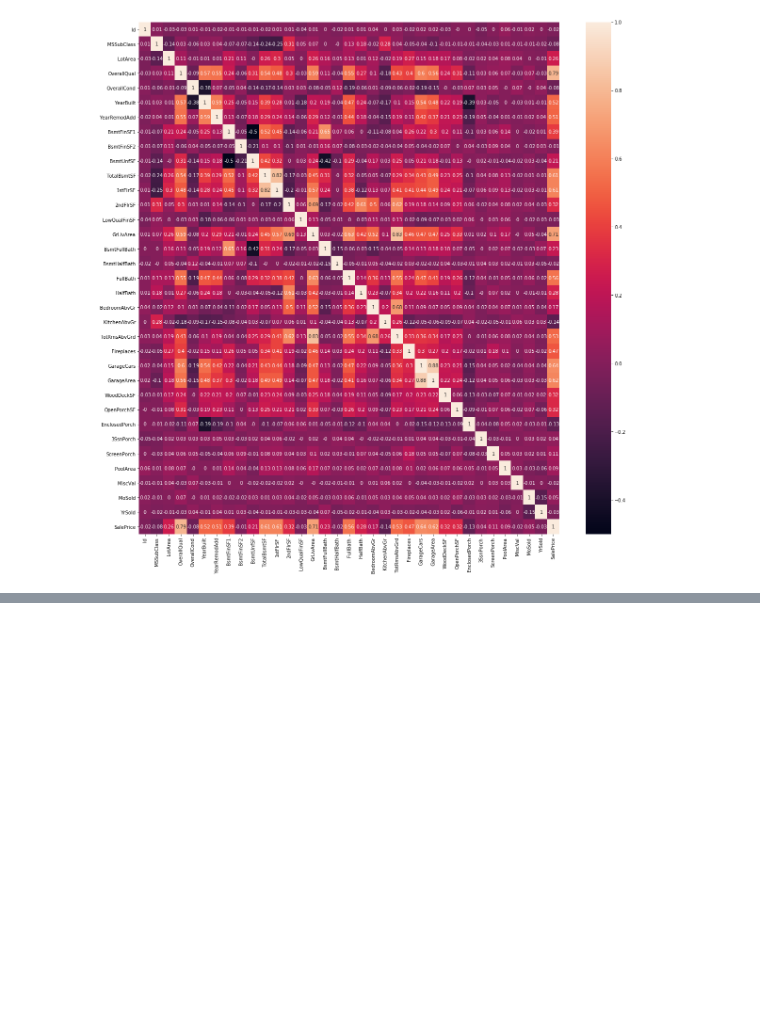
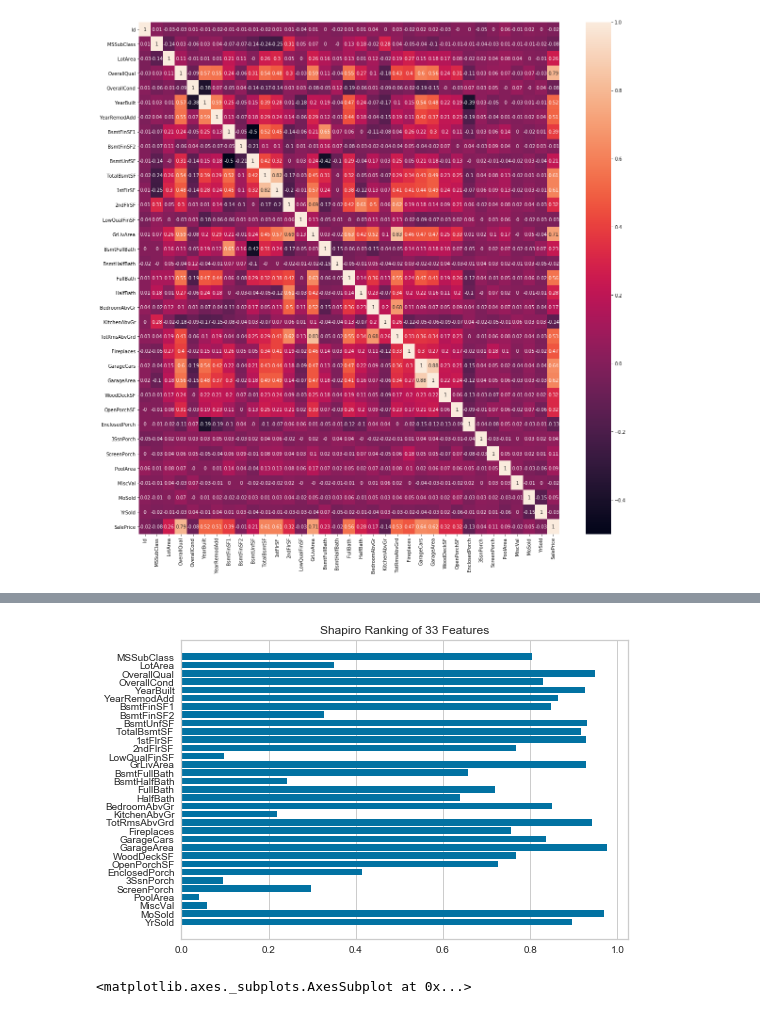
Before and after one commit to pralineso/cursods, a Jupyter notebook: conteudo_semana6/semana6.ipynb, the cells around one changed output, grey strips where cells are left out. Cells and saved outputs as stored; diff of their text form; code cells hidden in the pictures; blank space fills up the shorter version.

```diff
--- a/conteudo_semana6/semana6.ipynb
+++ b/conteudo_semana6/semana6.ipynb
@@ -143,0 +165,18 @@ correlacionadas = ['GarageArea', 'GarageCars', 'GrLivArea', 'OverallQual']
+# %%
+#Removendo a coluna ID
+colunas_numericas.remove('Id')
+df = df[colunas_numericas]
+# %%
+y_train = df['SalePrice']
+X_train = df.drop(columns = 'SalePrice')
+# %%
+from yellowbrick.features import Rank1D
+
+visualizer = Rank1D(algorithm='shapiro')
+
+visualizer.fit(X_train, y_train)
+visualizer.transform(X_train)
+visualizer.show()
+# %% [output]
+[figure, added]
+<matplotlib.axes._subplots.AxesSubplot at 0x...>
```
Also changed, not shown: parts of 38 cells of this notebook.
